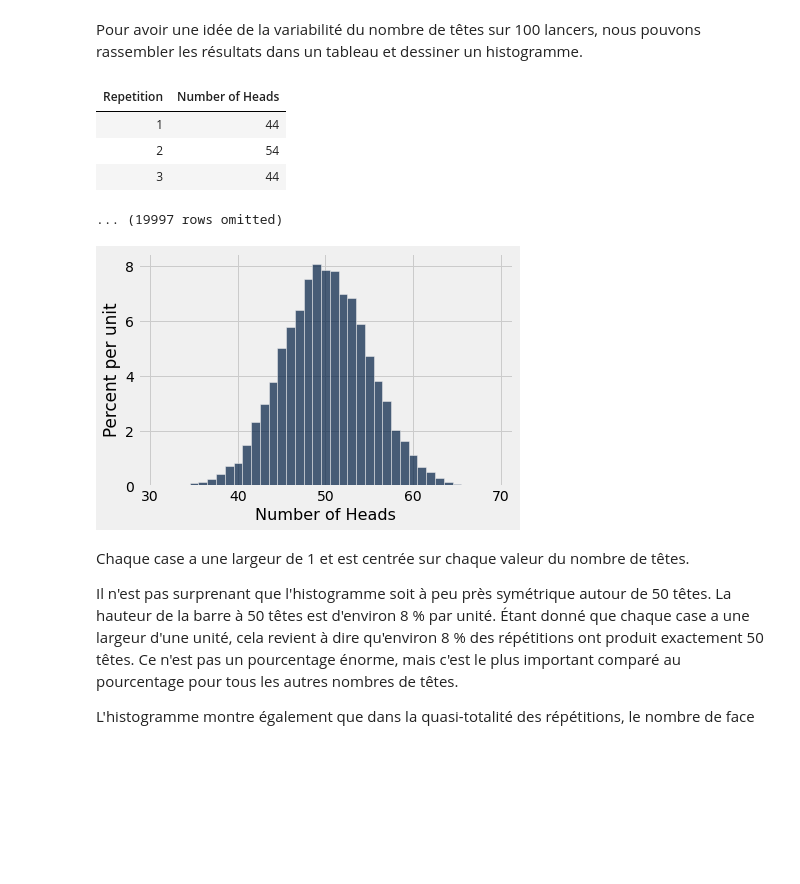
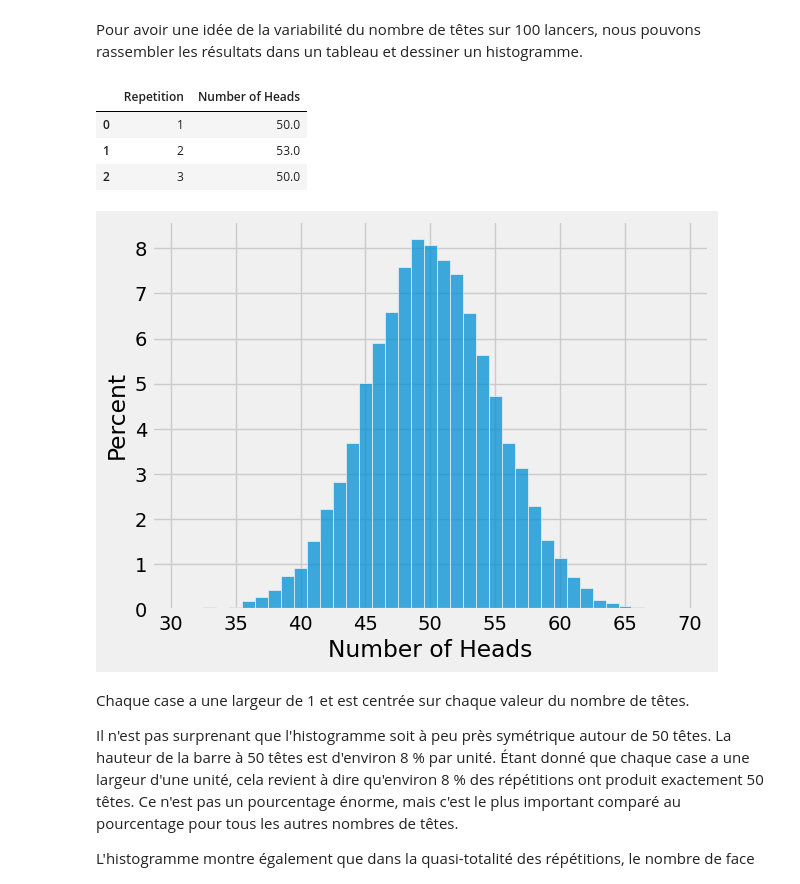
Before and after one commit to Thomas-Schatz/L1_Descartes_sciences_des_donnees, a Jupyter notebook: notes_de_cours/Séance2_CM.ipynb, the cells around one changed output. Cells and saved outputs as stored; diff of their text form; code cells hidden in the pictures; blank space fills up the shorter version.

Commit message:
Cours 2 en pandas et seaborn

```diff
--- a/notes_de_cours/Séance2_CM.ipynb
+++ b/notes_de_cours/Séance2_CM.ipynb
@@ -591,7 +641,7 @@ np.count_nonzero(outcomes)
 #### Exemple : Parier sur 300 lancers
 L'itération est une technique puissante. Par exemple, nous pouvons voir la variation des résultats de 300 paris en exécutant exactement le même code pour 300 paris au lieu de cinq.
 # %%
-outcomes = make_array()
+outcomes = np.array([])
 
 for i in np.arange(300):
     outcome_of_bet = bet_on_one_roll()
@@ -662,7 +713,7 @@ La quantité que nous allons simuler est le nombre de face sur 100 lancers.
 
 Nous devons trouver un moyen d'effectuer une série de 100 lancers et de compter le nombre de face. Commençons par créer une pièce de monnaie.
 # %%
-coin = make_array('Heads', 'Tails')
+coin = np.array(['Heads', 'Tails'], dtype=npstring)
 # %% [markdown]
 Dans notre exemple précédent, nous avons utilisé `np.random.choice` et une boucle `for` pour générer plusieurs lancers. Mais les jeux de pile ou face sont si souvent nécessaires en science des données que `np.random.choice` les simule pour nous si nous incluons un second argument qui est le nombre de fois qu'il faut lancer.
 
@@ -707,7 +758,7 @@ Nous sommes prêts à créer un tableau de 20 000 valeurs simulées du nombre de
 # %%
 num_repetitions = 20000   # number of repetitions
 
-heads = make_array() # empty collection array
+heads = np.array([]) # empty collection array
 
 for i in np.arange(num_repetitions):   # repeat the process num_repetitions times
     new_value = one_simulated_value()  # simulate one value using the function defined
@@ -723,22 +774,21 @@ len(heads)
 # %% [markdown]
 Pour avoir une idée de la variabilité du nombre de têtes sur 100 lancers, nous pouvons rassembler les résultats dans un tableau et dessiner un histogramme.
 # %%
-simulation_results = Table().with_columns(
-    'Repetition', np.arange(1, num_repetitions + 1),
-    'Number of Heads', heads
-)
+simulation_results = pandas.DataFrame({
+    'Repetition': np.arange(1, num_repetitions + 1),
+    'Number of Heads': heads
+})
 # %%
-simulation_results.show(3)
+simulation_results.head(3)
 # %% [output]
-| Repetition | Number of Heads |
-| 1 | 44 |
-| 2 | 54 |
-| 3 | 44 |
+|  | Repetition | Number of Heads |
+| 0 | 1 | 50.0 |
+| 1 | 2 | 53.0 |
+| 2 | 3 | 50.0 |
-... (19997 rows omitted)
 # %%
-simulation_results.hist('Number of Heads', bins = np.arange(30.5, 69.6, 1))
+fig=seaborn.histplot(data=simulation_results, x='Number of Heads', bins = np.arange(30.5, 69.6, 1), stat='percent')
 # %% [output]
-[figure, old version]
+[figure, new version]
 # %% [markdown]
 Chaque case a une largeur de 1 et est centrée sur chaque valeur du nombre de têtes.
 
```
Also changed, not shown: parts of 237 cells of this notebook.
